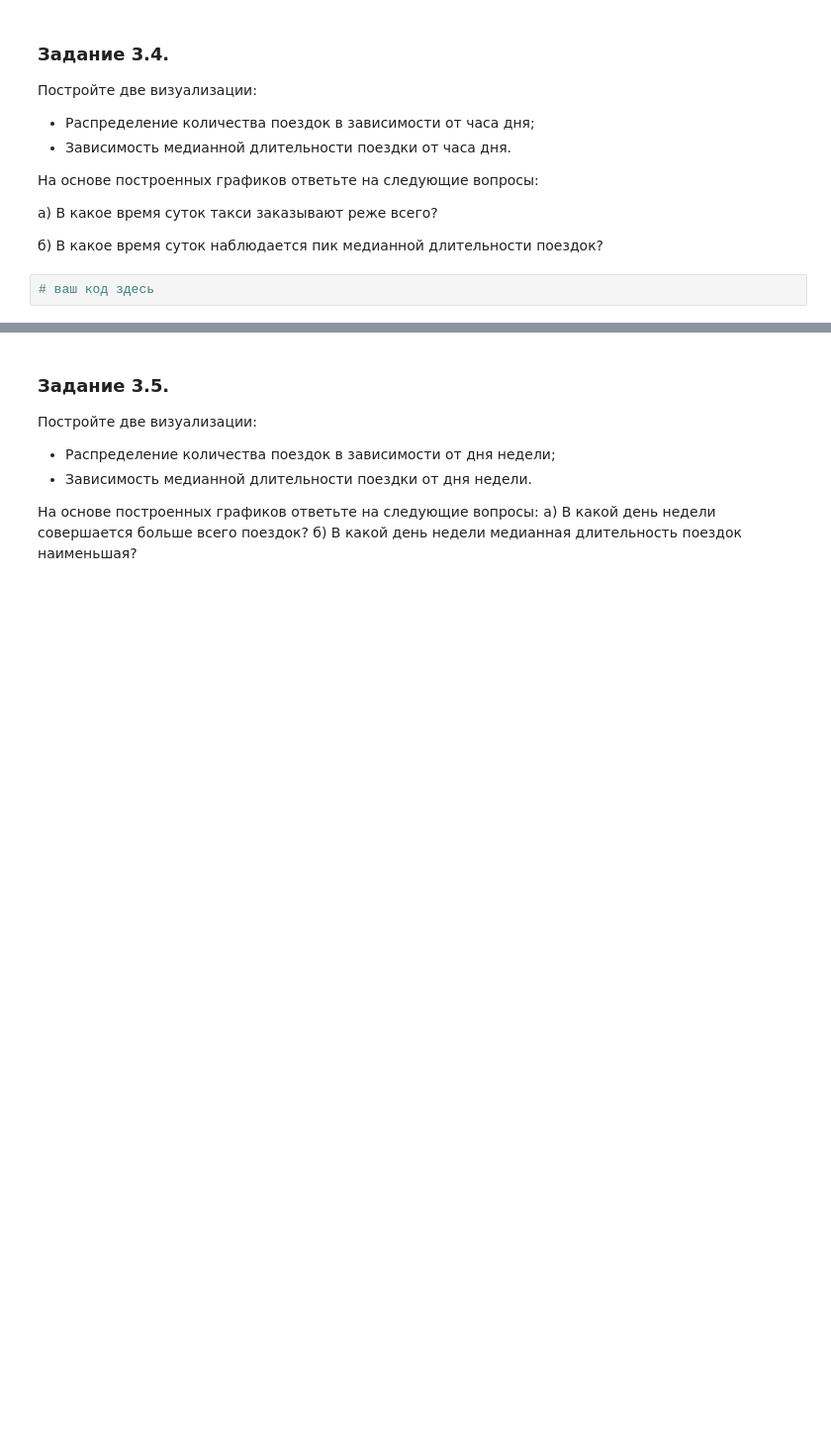
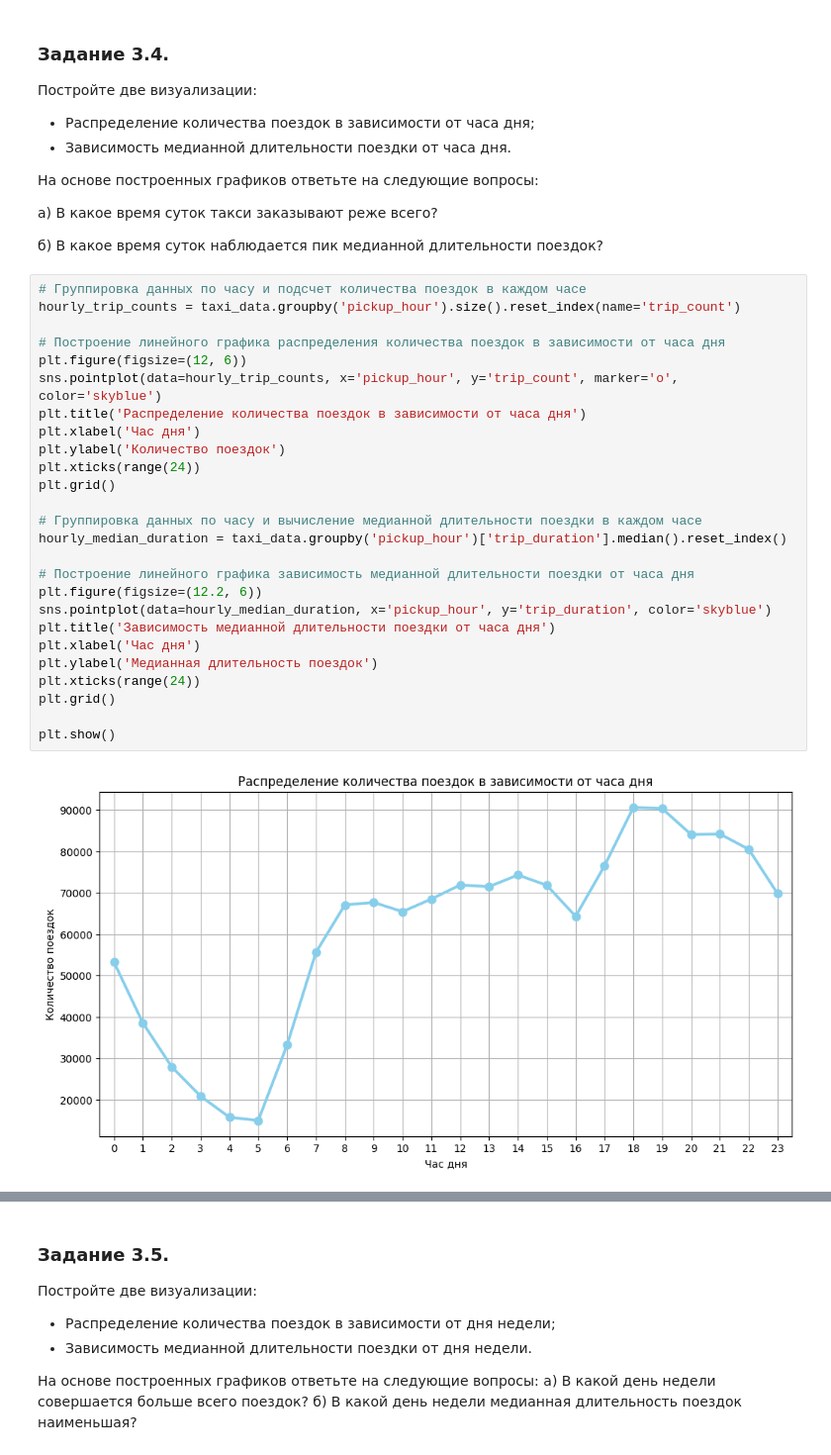
Before and after one commit to Losyash/pw_ii, a Jupyter notebook: notebook.ipynb, the cells around one changed output, grey strips where cells are left out. Shown at 99% size. Saved outputs shown, nothing was run; the diff lists cells and outputs as text; blank space fills up the shorter version.

```diff
--- a/notebook.ipynb
+++ b/notebook.ipynb
@@ -526,5 +764,31 @@ taxi_data['trip_duration_log'] = np.log(taxi_data['trip_duration']+1)
 а) В какое время суток такси заказывают реже всего?
 
 б) В какое время суток наблюдается пик медианной длительности поездок?
-# %%
-# ваш код здесь
+# %%
+# Группировка данных по часу и подсчет количества поездок в каждом часе
+hourly_trip_counts = taxi_data.groupby('pickup_hour').size().reset_index(name='trip_count')
+
+# Построение линейного графика распределения количества поездок в зависимости от часа дня
+plt.figure(figsize=(12, 6))
+sns.pointplot(data=hourly_trip_counts, x='pickup_hour', y='trip_count', marker='o', color='skyblue')
+plt.title('Распределение количества поездок в зависимости от часа дня')
+plt.xlabel('Час дня')
+plt.ylabel('Количество поездок')
+plt.xticks(range(24))
+plt.grid()
+
+# Группировка данных по часу и вычисление медианной длительности поездки в каждом часе
+hourly_median_duration = taxi_data.groupby('pickup_hour')['trip_duration'].median().reset_index()
+
+# Построение линейного графика зависимость медианной длительности поездки от часа дня
+plt.figure(figsize=(12.2, 6))
+sns.pointplot(data=hourly_median_duration, x='pickup_hour', y='trip_duration', color='skyblue')
+plt.title('Зависимость медианной длительности поездки от часа дня')
+plt.xlabel('Час дня')
+plt.ylabel('Медианная длительность поездок')
+plt.xticks(range(24))
+plt.grid()
+
+plt.show()
+# %% [output]
+[figure, added]
```
Also changed, not shown: parts of 72 cells of this notebook.
